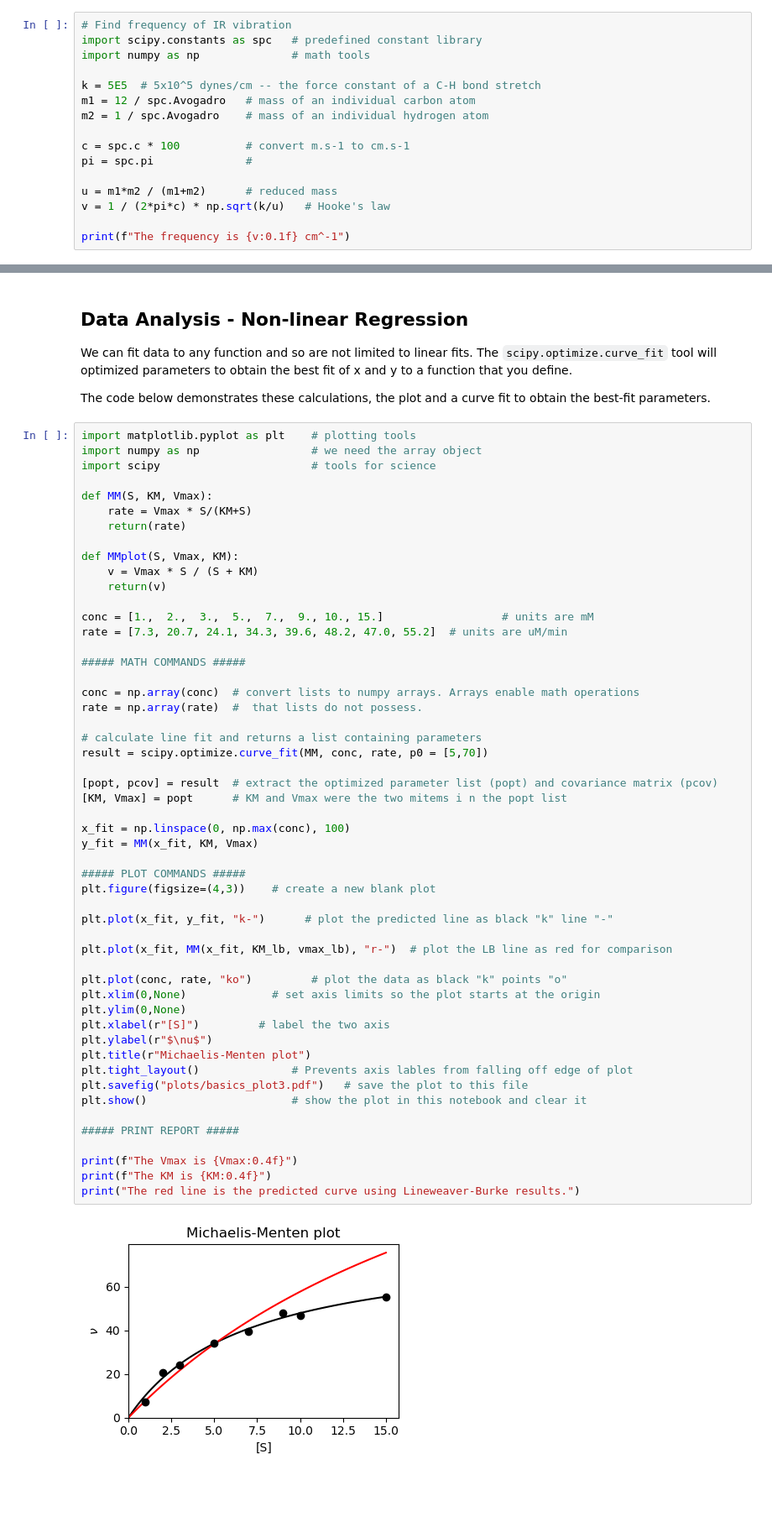
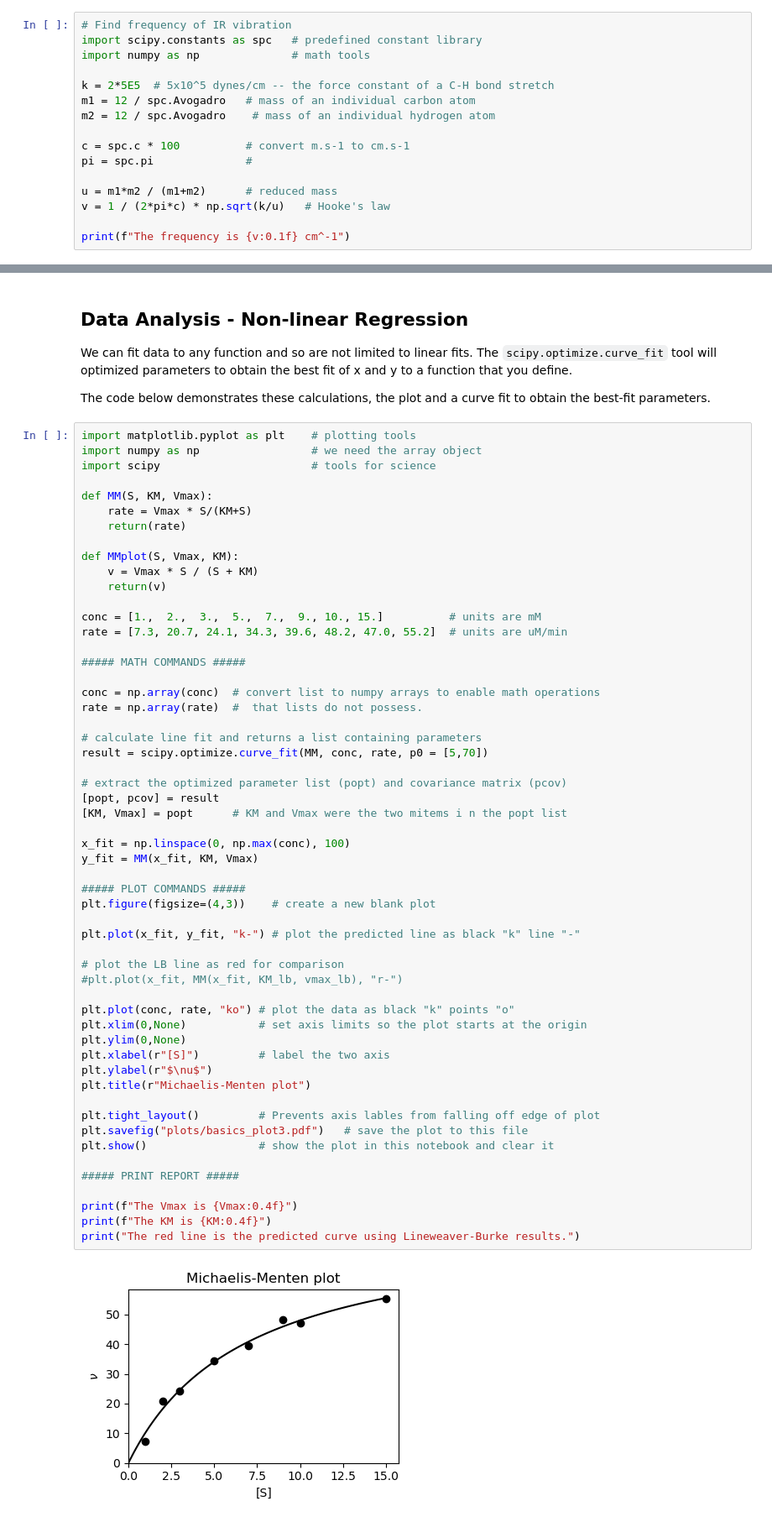
Before and after one commit to blinkletter/PythonPresentation, a Jupyter notebook: 01_PlotBasics.ipynb, the cells around one changed output, grey strips where cells are left out. Shown: that part at 84% size. Cells and saved outputs as stored; diff of their text form; blank space fills up the shorter version.

```diff
--- a/01_PlotBasics.ipynb
+++ b/01_PlotBasics.ipynb
@@ -17,9 +17,9 @@ Calculating the frequency of a C–H bond using Hooke's law. $$\bar{\nu} = \frac
 import scipy.constants as spc   # predefined constant library
 import numpy as np              # math tools
 
-k = 5E5  # 5x10^5 dynes/cm -- the force constant of a C-H bond stretch
+k = 2*5E5  # 5x10^5 dynes/cm -- the force constant of a C-H bond stretch
 m1 = 12 / spc.Avogadro   # mass of an individual carbon atom
-m2 = 1 / spc.Avogadro    # mass of an individual hydrogen atom
+m2 = 12 / spc.Avogadro    # mass of an individual hydrogen atom
 
 c = spc.c * 100          # convert m.s-1 to cm.s-1
 pi = spc.pi              #
@@ -144,47 +158,50 @@ def MMplot(S, Vmax, KM):
     v = Vmax * S / (S + KM)
     return(v)
 
-conc = [1.,  2.,  3.,  5.,  7.,  9., 10., 15.]                  # units are mM
+conc = [1.,  2.,  3.,  5.,  7.,  9., 10., 15.]          # units are mM
 rate = [7.3, 20.7, 24.1, 34.3, 39.6, 48.2, 47.0, 55.2]  # units are uM/min
 
 ##### MATH COMMANDS #####
 
-conc = np.array(conc)  # convert lists to numpy arrays. Arrays enable math operations
+conc = np.array(conc)  # convert list to numpy arrays to enable math operations
 rate = np.array(rate)  #  that lists do not possess.
 
 # calculate line fit and returns a list containing parameters
 result = scipy.optimize.curve_fit(MM, conc, rate, p0 = [5,70])
 
-[popt, pcov] = result  # extract the optimized parameter list (popt) and covariance matrix (pcov)
+# extract the optimized parameter list (popt) and covariance matrix (pcov)
+[popt, pcov] = result
 [KM, Vmax] = popt      # KM and Vmax were the two mitems i n the popt list
 
 x_fit = np.linspace(0, np.max(conc), 100)
 y_fit = MM(x_fit, KM, Vmax)
 
 ##### PLOT COMMANDS #####
 plt.figure(figsize=(4,3))    # create a new blank plot
 
-plt.plot(x_fit, y_fit, "k-")      # plot the predicted line as black "k" line "-"
+plt.plot(x_fit, y_fit, "k-") # plot the predicted line as black "k" line "-"
 
-plt.plot(x_fit, MM(x_fit, KM_lb, vmax_lb), "r-")  # plot the LB line as red for comparison
+# plot the LB line as red for comparison
+#plt.plot(x_fit, MM(x_fit, KM_lb, vmax_lb), "r-")
 
-plt.plot(conc, rate, "ko")         # plot the data as black "k" points "o"
-plt.xlim(0,None)             # set axis limits so the plot starts at the origin
+plt.plot(conc, rate, "ko") # plot the data as black "k" points "o"
+plt.xlim(0,None)           # set axis limits so the plot starts at the origin
 plt.ylim(0,None)
 plt.xlabel(r"[S]")         # label the two axis
 plt.ylabel(r"$\nu$")
 plt.title(r"Michaelis-Menten plot")
-plt.tight_layout()              # Prevents axis lables from falling off edge of plot
+
+plt.tight_layout()         # Prevents axis lables from falling off edge of plot
 plt.savefig("plots/basics_plot3.pdf")   # save the plot to this file
-plt.show()                      # show the plot in this notebook and clear it
+plt.show()                 # show the plot in this notebook and clear it
 
 ##### PRINT REPORT #####
 
 print(f"The Vmax is {Vmax:0.4f}")
 print(f"The KM is {KM:0.4f}")
 print("The red line is the predicted curve using Lineweaver-Burke results.")
 # %% [output]
-[figure, old version]
+[figure, new version]
 The Vmax is 81.0018
 The KM is 6.8834
 The red line is the predicted curve using Lineweaver-Burke results.
```
Also changed, not shown: parts of 6 cells of this notebook, 9 other files.
